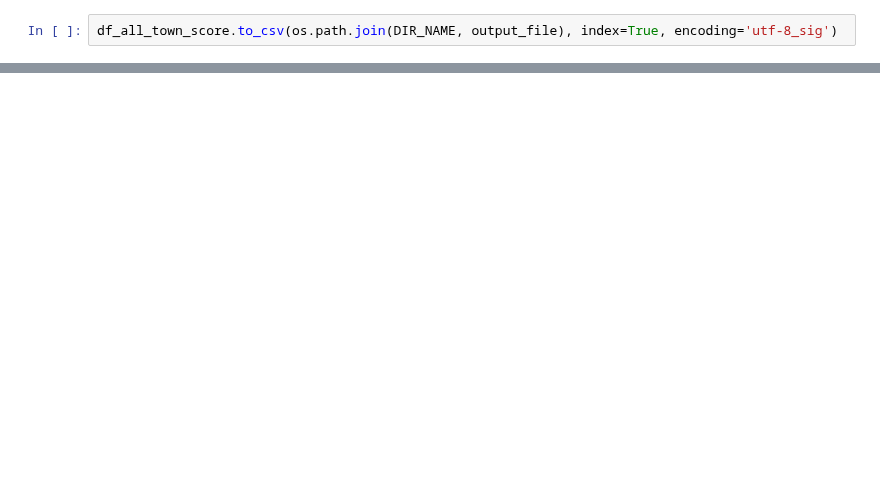
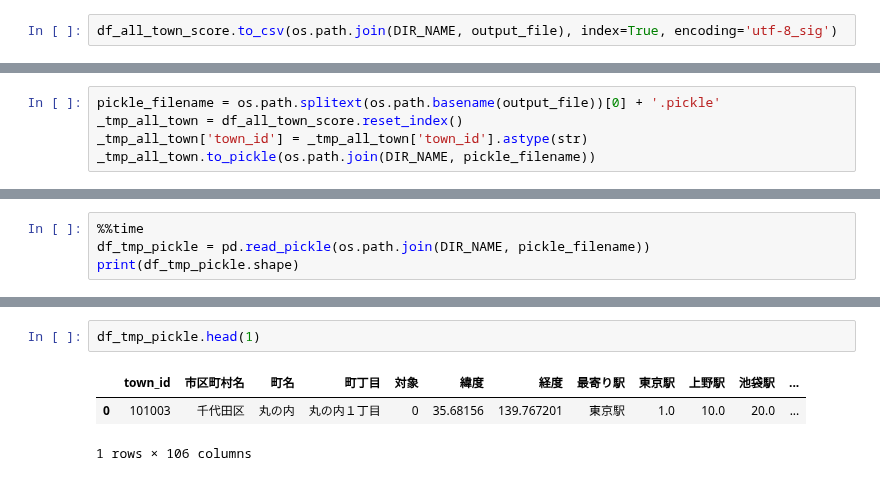
Before and after one commit to z-guard/analysis, a Jupyter notebook: notebooks/all_town_score.ipynb, the cells around one changed output, grey strips where cells are left out. Drawn from its saved outputs; the diff is of its cells as text; blank space fills up the shorter version.

Commit message:
save pickle

```diff
--- a/notebooks/all_town_score.ipynb
+++ b/notebooks/all_town_score.ipynb
@@ -700,0 +451,5 @@ df_ranking_2.tail(10)
+# %%
+pickle_filename = os.path.splitext(os.path.basename(output_file))[0] + '.pickle'
+_tmp_all_town = df_all_town_score.reset_index()
+_tmp_all_town['town_id'] = _tmp_all_town['town_id'].astype(str)
+_tmp_all_town.to_pickle(os.path.join(DIR_NAME, pickle_filename))
@@ -700,0 +466,4 @@ df_ranking_2.tail(10)
+# %%
+%%time
+df_tmp_pickle = pd.read_pickle(os.path.join(DIR_NAME, pickle_filename))
+print(df_tmp_pickle.shape)
@@ -700,0 +480,6 @@ df_ranking_2.tail(10)
+# %%
+df_tmp_pickle.head(1)
+# %% [output]
+|  | town_id | 市区町村名 | 町名 | 町丁目 | 対象 | 緯度 | 経度 | 最寄り駅 | 東京駅 | 上野駅 | 池袋駅 | ... |
+| 0 | 101003 | 千代田区 | 丸の内 | 丸の内１丁目 | 0 | 35.68156 | 139.767201 | 東京駅 | 1.0 | 10.0 | 20.0 | ... |
+1 rows × 106 columns
```
Also changed, not shown: parts of 26 cells of this notebook.
